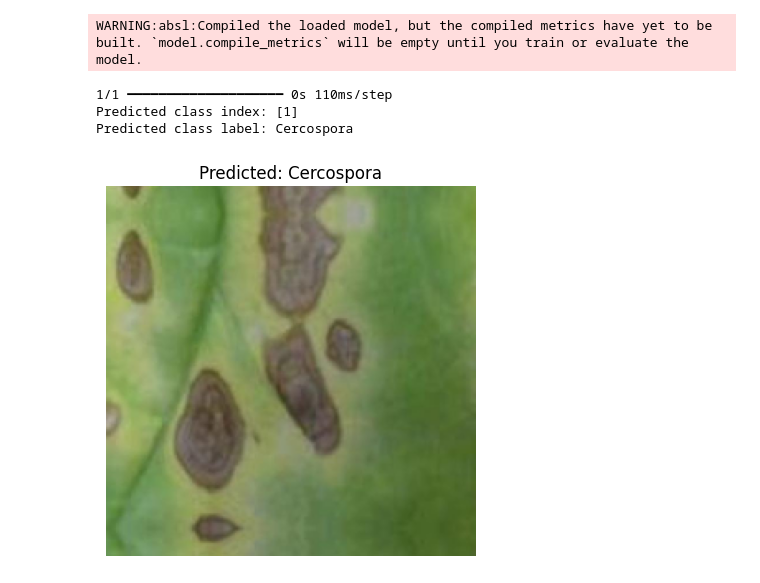
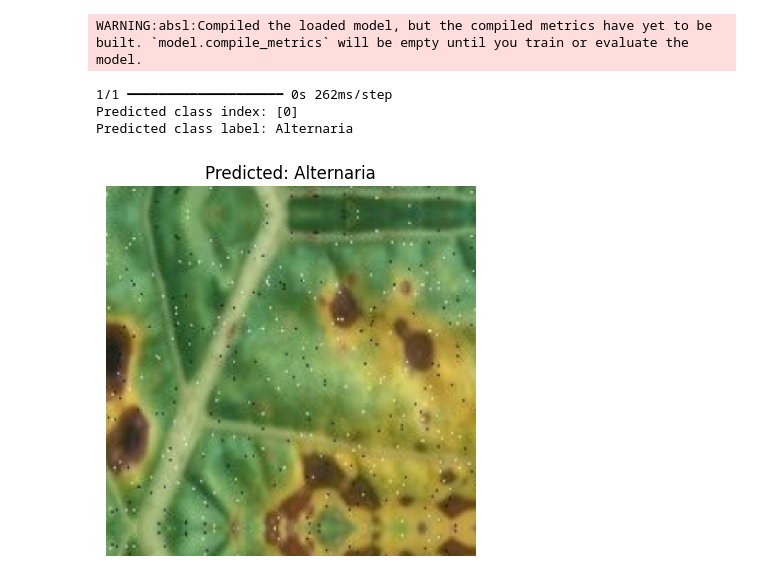
Before and after one commit to Angga2k/AgroVision-ML, a Jupyter notebook: test_model.ipynb, the cells around one changed output. Cells and saved outputs as stored; diff of their text form; code cells hidden in the pictures.

```diff
--- a/test_model.ipynb
+++ b/test_model.ipynb
@@ -21,34 +25,34 @@ def load_and_preprocess_image(img_path, target_size=(img_height, img_width)):
     return img_array
 # %%
 # Path ke gambar yang ingin diuji
-img_path = 'C:\\Aqil\\Kuliah\\Sem 5\\capstone\\dataset\\train\\cercospora_nicotianae\\Brown_Spot_3_Large_9jOnKmI_jpg.rf.e678b331b5c66bfb862cfa281f5f8c8c.jpg'
+img_path = 'dataset\\test\\alternaria_alternata\\image_processing20220902-2740616-1w39gp2_jpg.rf.4d21a159137c1555dfc760b4461b4626.jpg'
 
 # Memuat dan memproses gambar
 img = load_and_preprocess_image(img_path)
 
 # Melakukan prediksi
 predictions = model.predict(img)
 
 # Mengambil kelas dengan probabilitas tertinggi
 predicted_class = np.argmax(predictions, axis=1)
 
 # Menampilkan hasil prediksi
 print(f'Predicted class index: {predicted_class}')
 
 # Misalkan Anda memiliki daftar kelas
 class_labels = ['Alternaria', 'Cercospora', 'Healthy']  # Ganti dengan nama kelas yang sesuai
 
 # Menampilkan nama kelas yang diprediksi
 predicted_label = class_labels[predicted_class[0]]
 print(f'Predicted class label: {predicted_label}')
 
 img_display = image.load_img(img_path, target_size=(img_height, img_width))
 plt.imshow(img_display)
 plt.title(f'Predicted: {predicted_label}')
 plt.axis('off')
 plt.show()
 # %% [output]
-1/1 ━━━━━━━━━━━━━━━━━━━━ 0s 110ms/step
-Predicted class index: [1]
-Predicted class label: Cercospora
+1/1 ━━━━━━━━━━━━━━━━━━━━ 0s 262ms/step
+Predicted class index: [0]
+Predicted class label: Alternaria
-[figure, old version]
+[figure, new version]
```
Also changed, not shown: parts of 2 cells of this notebook, 3 other files.
